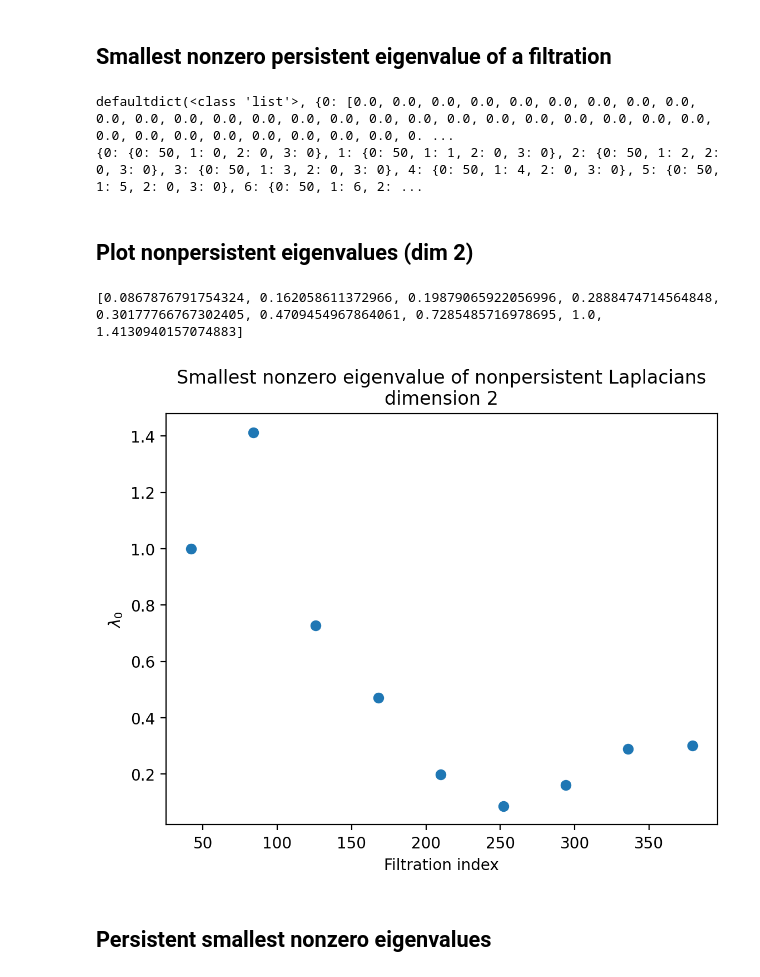
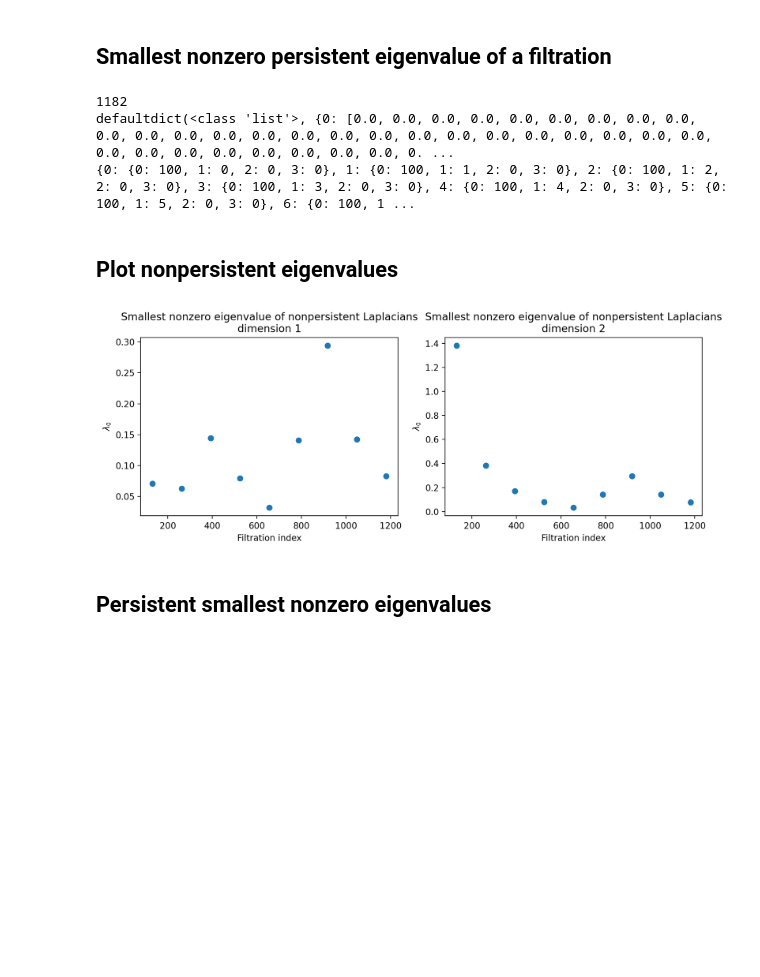
Before and after one commit to mmasque/persistent-laplacians, a Jupyter notebook: notebooks/smallest_eigenvalues.ipynb, the cells around one changed output. Cells and saved outputs as stored; diff of their text form; code cells hidden in the pictures; blank space fills up the shorter version.

Commit message:
Update smallest eigenvalues notebook

```diff
--- a/notebooks/smallest_eigenvalues.ipynb
+++ b/notebooks/smallest_eigenvalues.ipynb
@@ -3,29 +3,36 @@
 # %%
 import tadasets
 from persistent_laplacians.eigenvalues import compute_eigenvalues
-sphere = tadasets.dsphere(n=50, d=2, r=2, noise=0.1, seed=42)
+torus = tadasets.torus(n=100, c=3, a=1, seed=42)
 # %%
-result = compute_eigenvalues(sphere, num_indices=10, use_scipy=True, use_stepwise_schur=False, zero_tol=1e-6)
+result, indices = compute_eigenvalues(torus, num_indices=10, use_scipy=True, use_stepwise_schur=False, zero_tol=1e-6)
 # %% [output]
+1182
 defaultdict(<class 'list'>, {0: [0.0, 0.0, 0.0, 0.0, 0.0, 0.0, 0.0, 0.0, 0.0, 0.0, 0.0, 0.0, 0.0, 0.0, 0.0, 0.0, 0.0, 0.0, 0.0, 0.0, 0.0, 0.0, 0.0, 0.0, 0.0, 0.0, 0.0, 0.0, 0.0, 0.0, 0.0, 0.0, 0.0, 0. ...
-{0: {0: 50, 1: 0, 2: 0, 3: 0}, 1: {0: 50, 1: 1, 2: 0, 3: 0}, 2: {0: 50, 1: 2, 2: 0, 3: 0}, 3: {0: 50, 1: 3, 2: 0, 3: 0}, 4: {0: 50, 1: 4, 2: 0, 3: 0}, 5: {0: 50, 1: 5, 2: 0, 3: 0}, 6: {0: 50, 1: 6, 2: ...
+{0: {0: 100, 1: 0, 2: 0, 3: 0}, 1: {0: 100, 1: 1, 2: 0, 3: 0}, 2: {0: 100, 1: 2, 2: 0, 3: 0}, 3: {0: 100, 1: 3, 2: 0, 3: 0}, 4: {0: 100, 1: 4, 2: 0, 3: 0}, 5: {0: 100, 1: 5, 2: 0, 3: 0}, 6: {0: 100, 1 ...
 # %% [markdown]
-## Plot nonpersistent eigenvalues (dim 2)
+## Plot nonpersistent eigenvalues
 # %%
 import matplotlib.pyplot as plt
-nonpersistent = {k[0]: v[0] for (k, v) in result[2].items() if k[0] == k[1] and len(v) >= 1}
-plt.figure(dpi=200)
-plt.scatter(nonpersistent.keys(), nonpersistent.values())
-plt.title(r"Smallest nonzero eigenvalue of nonpersistent Laplacians" + "\n" + "dimension 2")
-plt.xlabel("Filtration index")
-plt.ylabel(r"$\lambda_0$")
 
-eigenvalues = sorted(nonpersistent.values())
+dims = [1, 2]
+fig, axes = plt.subplots(1, len(dims), figsize=(5*len(dims), 4), dpi=200)
 
-print(eigenvalues)
+if len(dims) == 1:
+    axes = [axes]
+
+for ax, d in zip(axes, dims):
+    nonpersistent = {k[0]: v[0] for (k, v) in result[d].items() if k[0] == k[1] and len(v) >= 1}
+    ax.scatter(nonpersistent.keys(), nonpersistent.values())
+    ax.set_title(r"Smallest nonzero eigenvalue of nonpersistent Laplacians"
+                 + "\n" + f"dimension {d}")
+    ax.set_xlabel("Filtration index")
+    ax.set_ylabel(r"$\lambda_0$")
+
+plt.tight_layout()
+plt.show()
 # %% [output]
-[0.0867876791754324, 0.162058611372966, 0.19879065922056996, 0.2888474714564848, 0.30177766767302405, 0.4709454967864061, 0.7285485716978695, 1.0, 1.4130940157074883]
-[figure, old version]
+[figure, new version]
 # %% [markdown]
 ## Persistent smallest nonzero eigenvalues
 # %%
```
Also changed, not shown: parts of 1 cell of this notebook.
